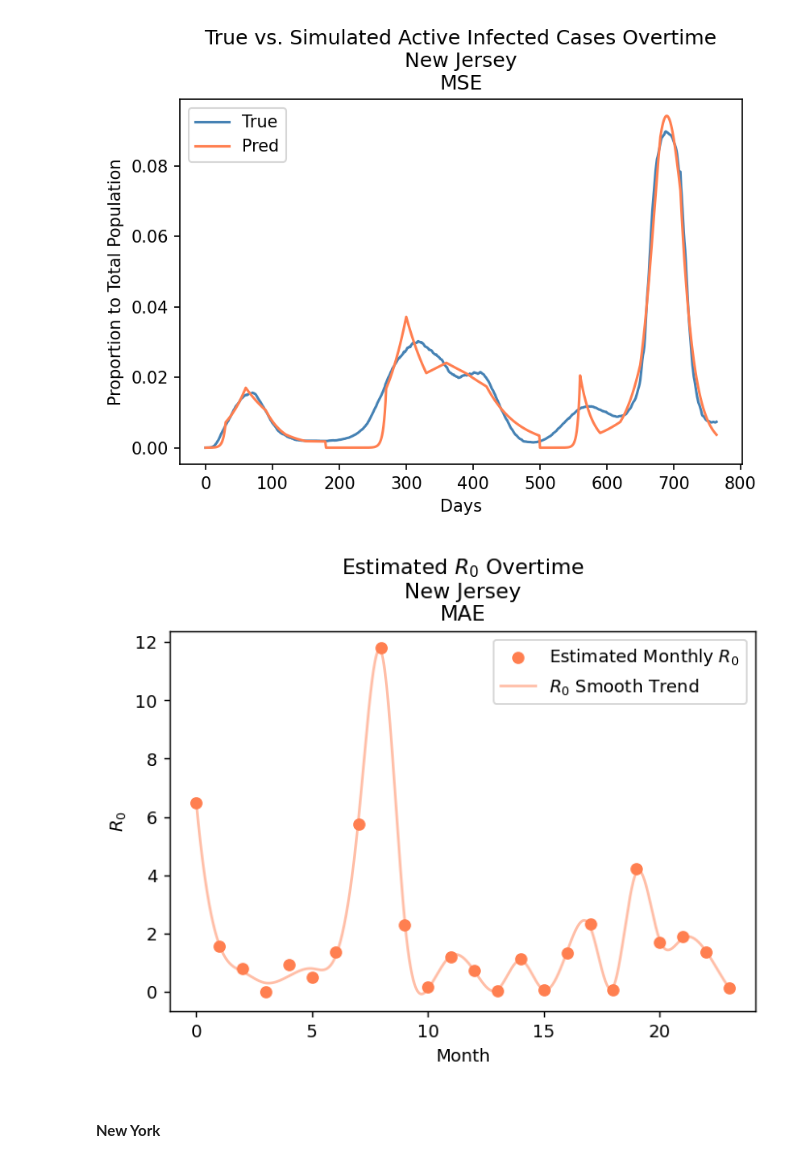
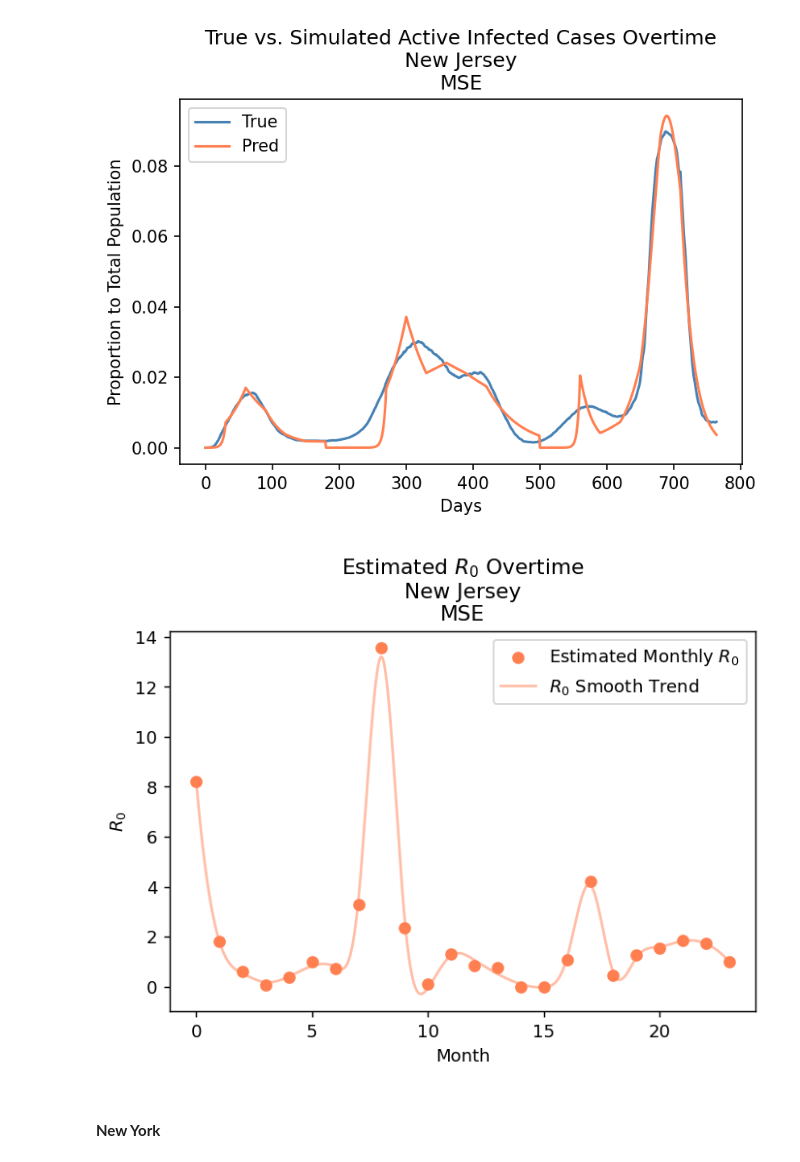
Before and after one commit to cywujeremy/dabp-pandemic-simulation, a Jupyter notebook: nbs/SIR_param_estimation.ipynb, the cells around one changed output. Cells and saved outputs as stored; diff of their text form; code cells hidden in the pictures.

```diff
--- a/nbs/SIR_param_estimation.ipynb
+++ b/nbs/SIR_param_estimation.ipynb
@@ -232,21 +246,21 @@ plt.show()
 # %% [output]
 [figure]
 # %%
-spl = UnivariateSpline(list(range(len(est_r0_nj_mae))), est_r0_nj_mae, k=3)
+spl = UnivariateSpline(list(range(len(est_r0_nj_mse))), est_r0_nj_mse, k=3)
 spl.set_smoothing_factor(0.5)
 full_period = np.linspace(0, 23, 2000)
 smoothed_est_r0 = spl(full_period)
 
 fig, ax = plt.subplots(dpi=130)
-ax.scatter(range(len(est_r0_nj_mae)), est_r0_nj_mae, color="coral", label="Estimated Monthly $R_0$")
+ax.scatter(range(len(est_r0_nj_mse)), est_r0_nj_mse, color="coral", label="Estimated Monthly $R_0$")
 ax.plot(full_period, smoothed_est_r0, color="coral", label="$R_0$ Smooth Trend", alpha=0.5)
 plt.xlabel("Month")
 plt.ylabel("$R_0$")
-plt.title("Estimated $R_0$ Overtime\nNew Jersey\nMAE")
+plt.title("Estimated $R_0$ Overtime\nNew Jersey\nMSE")
 plt.legend()
 plt.show()
 # %% [output]
-[figure, old version]
+[figure, new version]
 # %% [markdown]
 #### **New York**
 # %%
```
Also changed, not shown: parts of 4 cells of this notebook.
